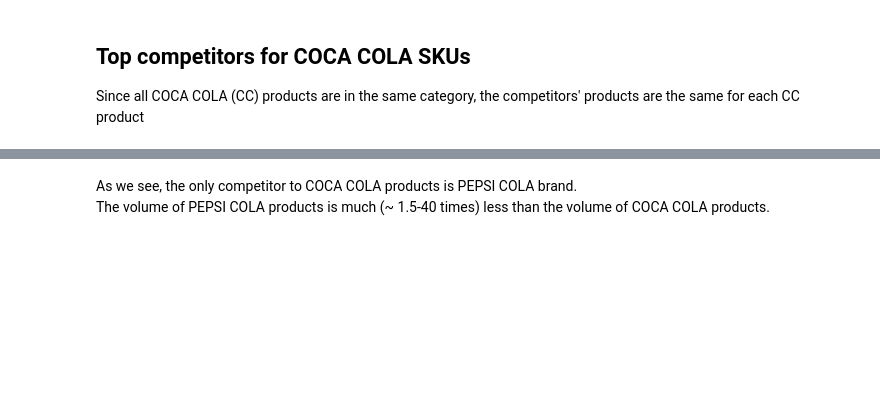
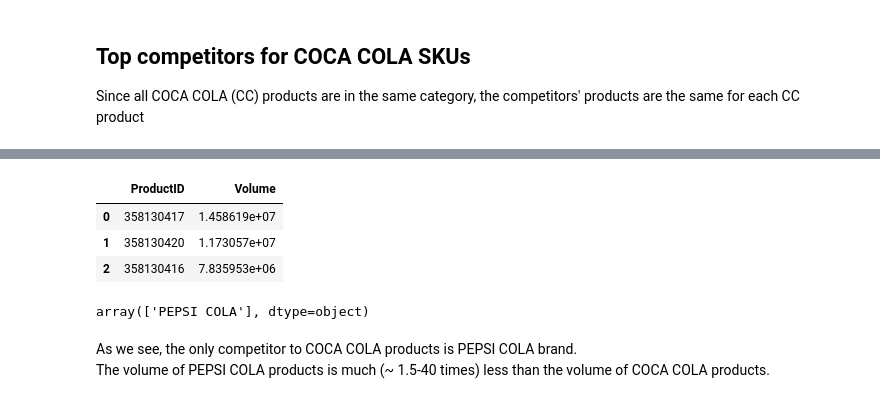
Before and after one commit to BRomanchuk/products-metrics, a Jupyter notebook: eda_products.ipynb, the cells around one changed output, grey strips where cells are left out. Drawn from its saved outputs; the diff is of its cells as text; code cells hidden in the pictures; blank space fills up the shorter version.

```diff
--- a/eda_products.ipynb
+++ b/eda_products.ipynb
@@ -156,15 +275,23 @@ tccc_top_products['COCA COLA']
 # %%
 # get products that are in the same category that CC SKUs, and get top-3 of them by Volume
-cc_competitors = no_tccc_df[(no_tccc_df['Brand'] != 'COCA COLA')
-                           & (no_tccc_df['Category'] == 'COLAS')].groupby('ProductID') \
+cc_competitors = no_tccc_df[(no_tccc_df['Brand'] != 'COCA COLA') & (no_tccc_df['Category'] == 'COLAS')] \
+                            .groupby('ProductID') \
                             .agg({'Volume': 'sum'}) \
                             .sort_values(by='Volume', ascending=False) \
                             .reset_index() \
                             .head(3)
 cc_competitors
+# %% [output]
+|  | ProductID | Volume |
+| 0 | 358130417 | 1.458619e+07 |
+| 1 | 358130420 | 1.173057e+07 |
+| 2 | 358130416 | 7.835953e+06 |
 # %%
 # list of COCA COLA competitor brands
-no_tccc_df[no_tccc_df['ProductID'].isin(cc_competitors['ProductID'])]['Brand'].unique()
+cc_comp_mask = (no_tccc_df['ProductID'].isin(cc_competitors['ProductID']))
+no_tccc_df[cc_comp_mask]['Brand'].unique()
+# %% [output]
+array(['PEPSI COLA'], dtype=object)
 # %% [markdown]
 As we see, the only competitor to COCA COLA products is PEPSI COLA brand.
 <br>The volume of PEPSI COLA products is much (~ 1.5-40 times) less than the volume of COCA COLA products.
```
Also changed, not shown: parts of 26 cells of this notebook.
